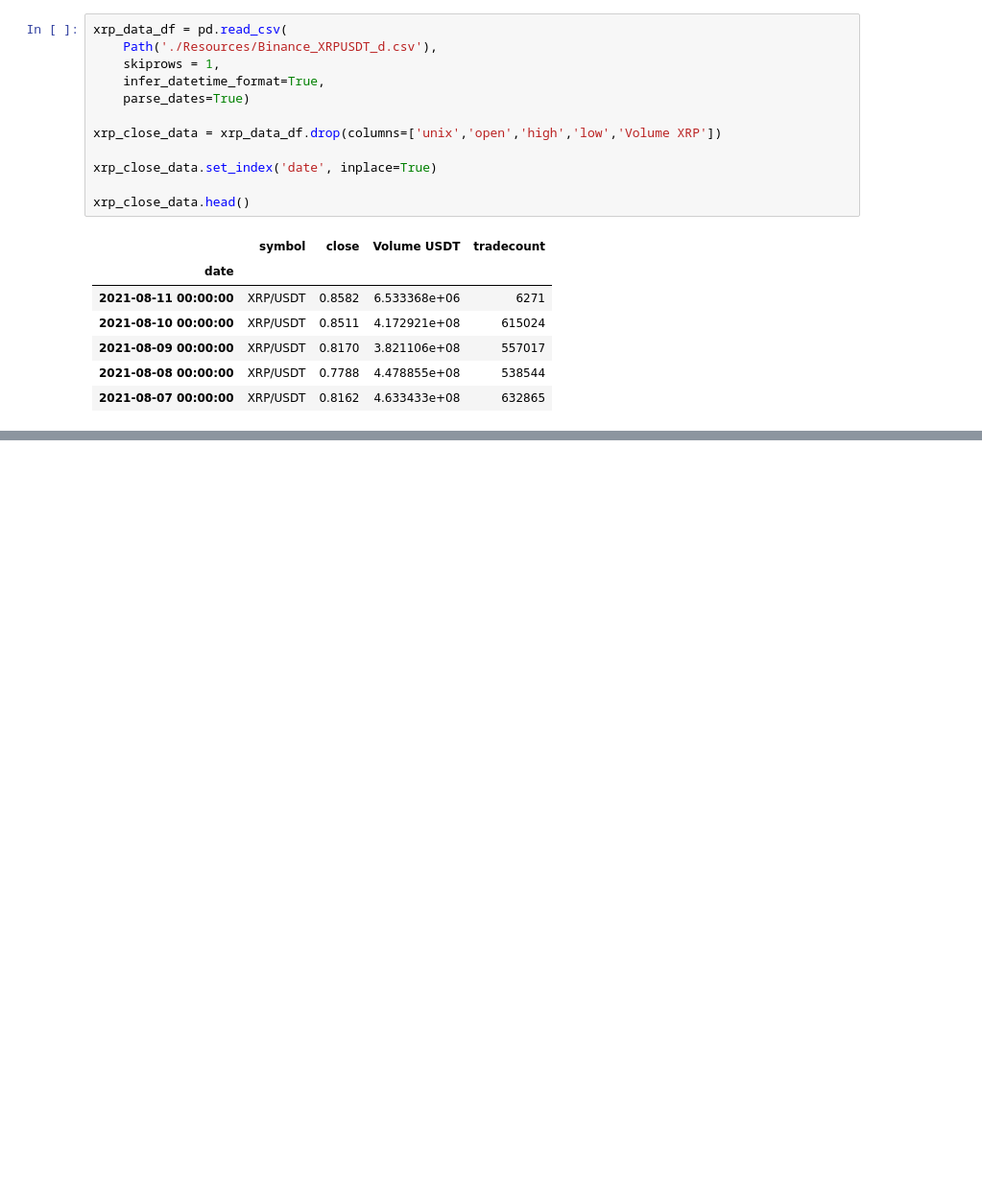
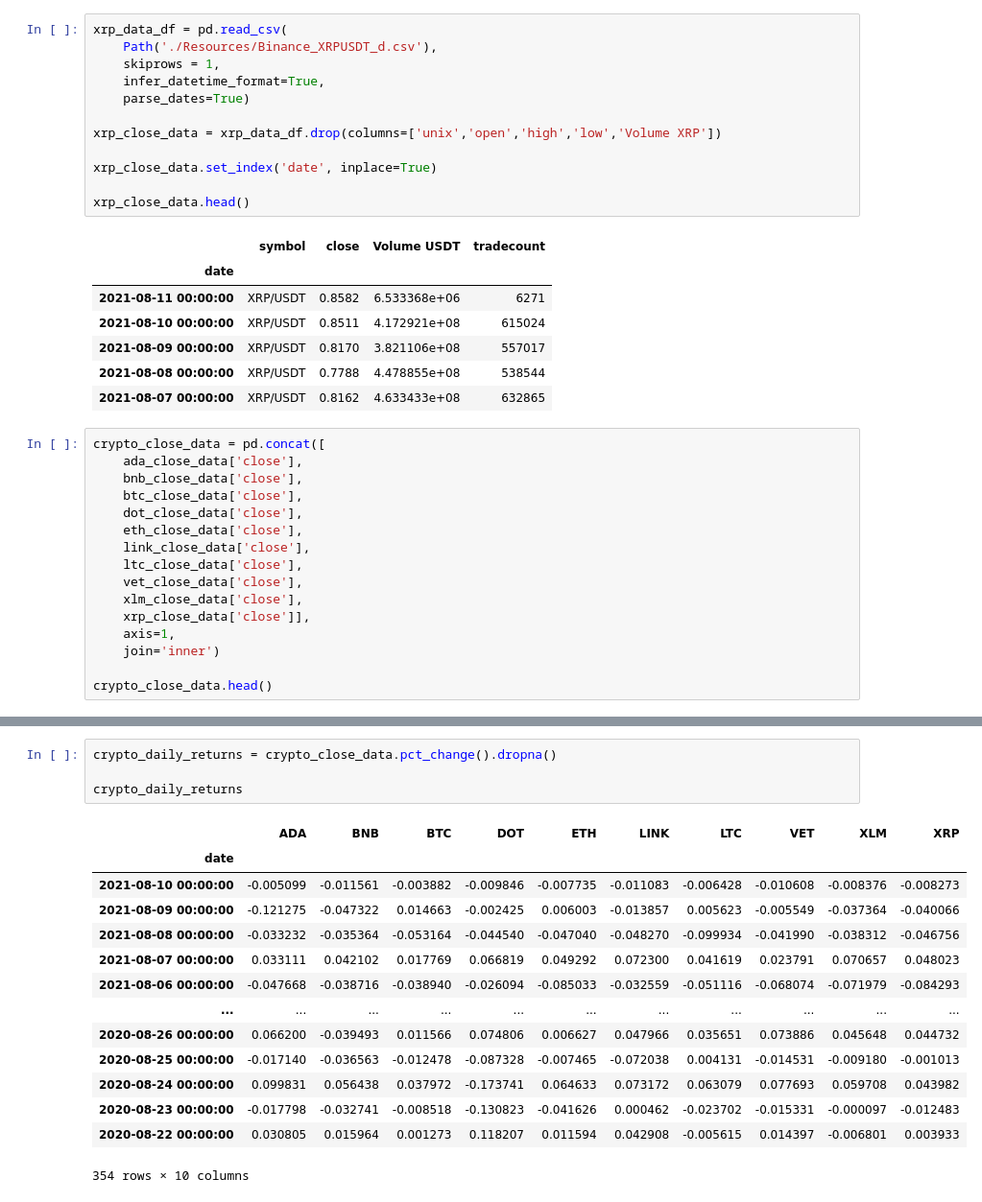
Before and after one commit to jpmaddox97/Dynamic_Portfolio_Management, a Jupyter notebook: crypto_data.ipynb, the cells around one changed output, grey strips where cells are left out. Shown at 96% size. Saved outputs shown, nothing was run; the diff lists cells and outputs as text; blank space fills up the shorter version.

```diff
--- a/crypto_data.ipynb
+++ b/crypto_data.ipynb
@@ -223,3 +224,19 @@ xrp_close_data.head()
 | 2021-08-09 00:00:00 | XRP/USDT | 0.8170 | 3.821106e+08 | 557017 |
 | 2021-08-08 00:00:00 | XRP/USDT | 0.7788 | 4.478855e+08 | 538544 |
 | 2021-08-07 00:00:00 | XRP/USDT | 0.8162 | 4.633433e+08 | 632865 |
+# %%
+crypto_close_data = pd.concat([
+    ada_close_data['close'],
+    bnb_close_data['close'],
+    btc_close_data['close'],
+    dot_close_data['close'],
+    eth_close_data['close'],
+    link_close_data['close'],
+    ltc_close_data['close'],
+    vet_close_data['close'],
+    xlm_close_data['close'],
+    xrp_close_data['close']],
+    axis=1,
+    join='inner')
+
+crypto_close_data.head()
@@ -225,0 +275,19 @@ xrp_close_data.head()
+# %%
+crypto_daily_returns = crypto_close_data.pct_change().dropna()
+
+crypto_daily_returns
+# %% [output]
+|  | ADA | BNB | BTC | DOT | ETH | LINK | LTC | VET | XLM | XRP |
+| date |  |  |  |  |  |  |  |  |  |  |
+| 2021-08-10 00:00:00 | -0.005099 | -0.011561 | -0.003882 | -0.009846 | -0.007735 | -0.011083 | -0.006428 | -0.010608 | -0.008376 | -0.008273 |
+| 2021-08-09 00:00:00 | -0.121275 | -0.047322 | 0.014663 | -0.002425 | 0.006003 | -0.013857 | 0.005623 | -0.005549 | -0.037364 | -0.040066 |
+| 2021-08-08 00:00:00 | -0.033232 | -0.035364 | -0.053164 | -0.044540 | -0.047040 | -0.048270 | -0.099934 | -0.041990 | -0.038312 | -0.046756 |
+| 2021-08-07 00:00:00 | 0.033111 | 0.042102 | 0.017769 | 0.066819 | 0.049292 | 0.072300 | 0.041619 | 0.023791 | 0.070657 | 0.048023 |
+| 2021-08-06 00:00:00 | -0.047668 | -0.038716 | -0.038940 | -0.026094 | -0.085033 | -0.032559 | -0.051116 | -0.068074 | -0.071979 | -0.084293 |
+| ... | ... | ... | ... | ... | ... | ... | ... | ... | ... | ... |
+| 2020-08-26 00:00:00 | 0.066200 | -0.039493 | 0.011566 | 0.074806 | 0.006627 | 0.047966 | 0.035651 | 0.073886 | 0.045648 | 0.044732 |
+| 2020-08-25 00:00:00 | -0.017140 | -0.036563 | -0.012478 | -0.087328 | -0.007465 | -0.072038 | 0.004131 | -0.014531 | -0.009180 | -0.001013 |
+| 2020-08-24 00:00:00 | 0.099831 | 0.056438 | 0.037972 | -0.173741 | 0.064633 | 0.073172 | 0.063079 | 0.077693 | 0.059708 | 0.043982 |
+| 2020-08-23 00:00:00 | -0.017798 | -0.032741 | -0.008518 | -0.130823 | -0.041626 | 0.000462 | -0.023702 | -0.015331 | -0.000097 | -0.012483 |
+| 2020-08-22 00:00:00 | 0.030805 | 0.015964 | 0.001273 | 0.118207 | 0.011594 | 0.042908 | -0.005615 | 0.014397 | -0.006801 | 0.003933 |
+354 rows × 10 columns
```
Also changed, not shown: parts of 6 cells of this notebook.
